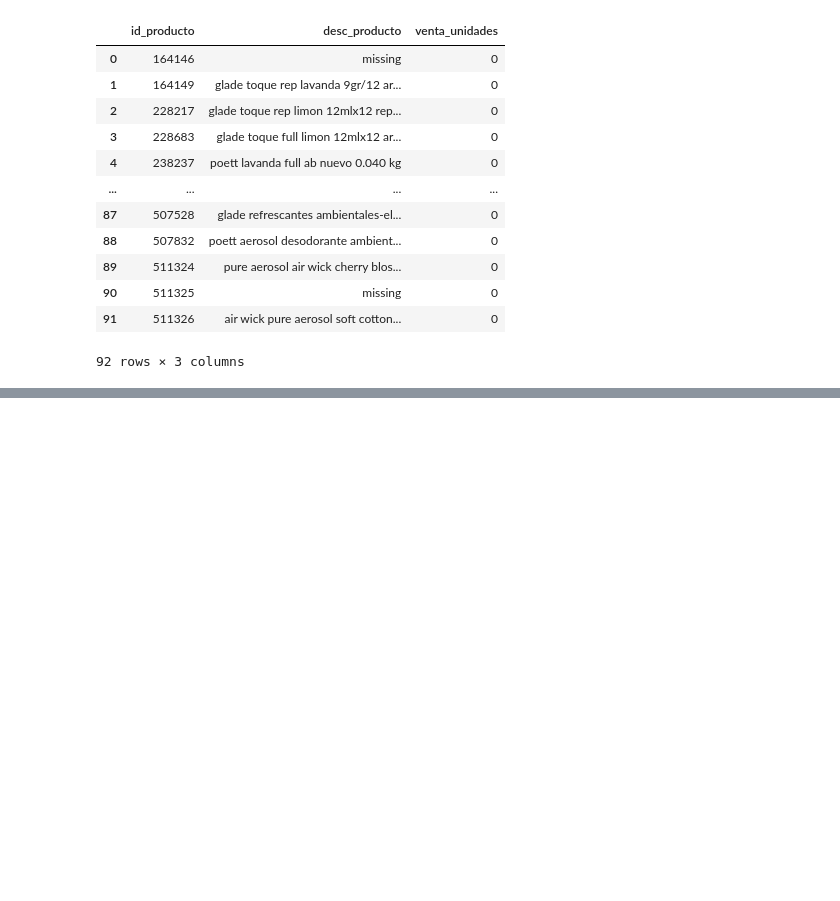
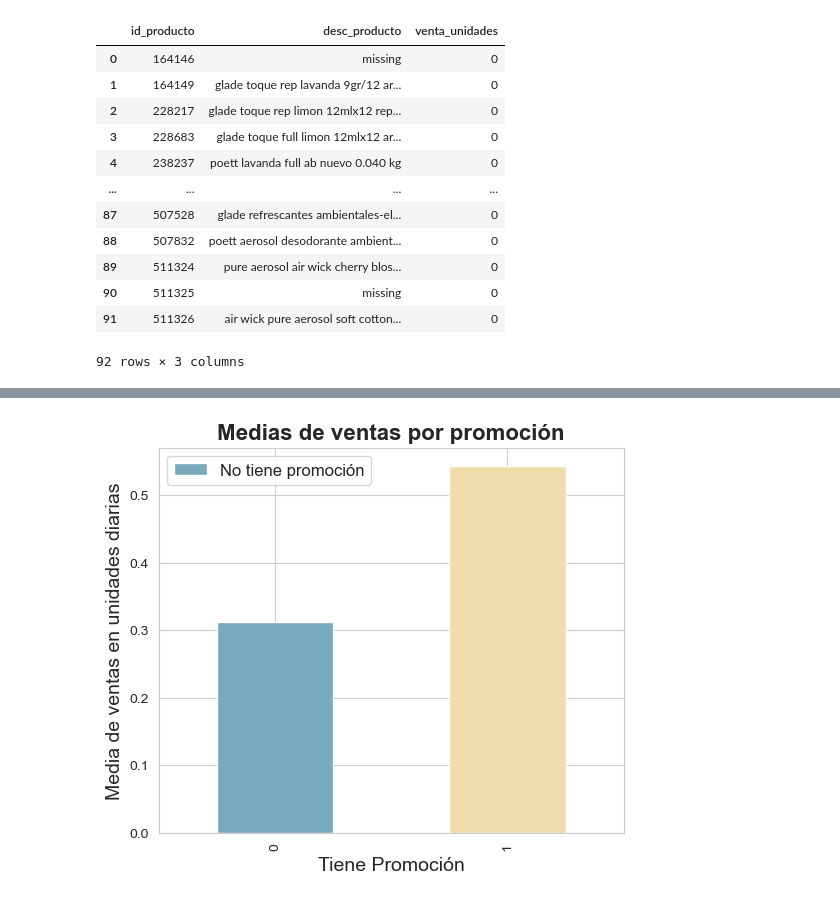
Before and after one commit to ErikaMelt/deodorants-project, a Jupyter notebook: eda/eda_erika_v1.ipynb, the cells around one changed output, grey strips where cells are left out. Saved outputs shown, nothing was run; the diff lists cells and outputs as text; code cells hidden in the pictures; blank space fills up the shorter version.

```diff
--- a/eda/eda_erika_v1.ipynb
+++ b/eda/eda_erika_v1.ipynb
@@ -556,0 +563,23 @@ len(deodorants_df_filtered)
+# %%
+import matplotlib.pyplot as plt
+
+# Crear una figura y ejes
+fig, ax = plt.subplots(figsize=(6,5))
+
+colores = ["#7AB", "#EDA"]
+ventas_por_promo.plot(kind='bar', ax=ax, color=colores)
+
+# Definir título, etiquetas de eje x e y
+ax.set_title('Medias de ventas por promoción', fontsize=16, fontweight='bold')
+ax.set_xlabel('Tiene Promoción', fontsize=14)
+ax.set_ylabel('Media de ventas en unidades diarias', fontsize=14)
+
+# Agregar leyenda
+ax.legend(['No tiene promoción', 'Tiene promoción'], fontsize=12)
+
+plt.savefig('images/ventas_por_promo.png')
+
+# Mostrar gráfico
+plt.show()
+# %% [output]
+[figure, added]
```
Also changed, not shown: parts of 7 cells of this notebook.
